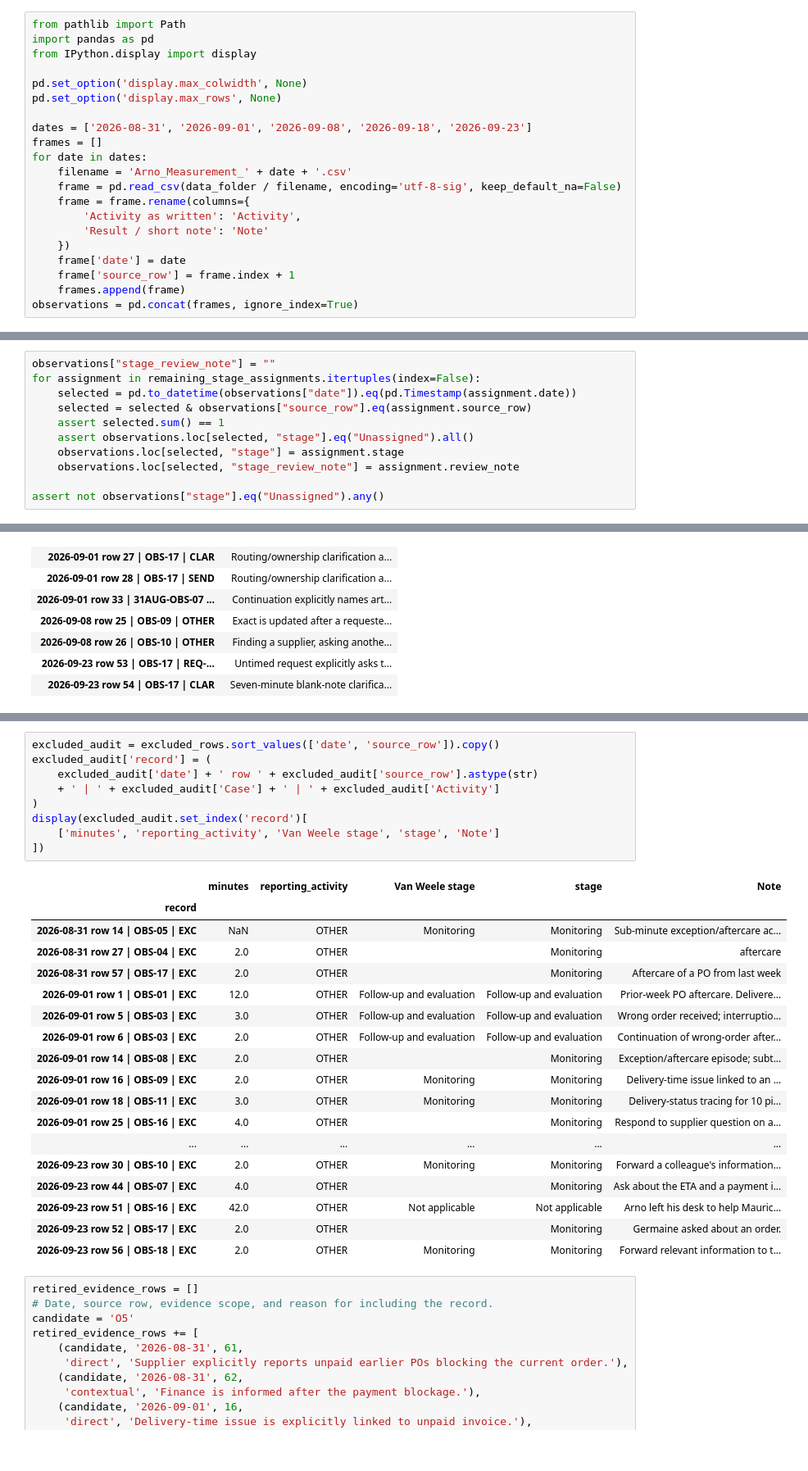
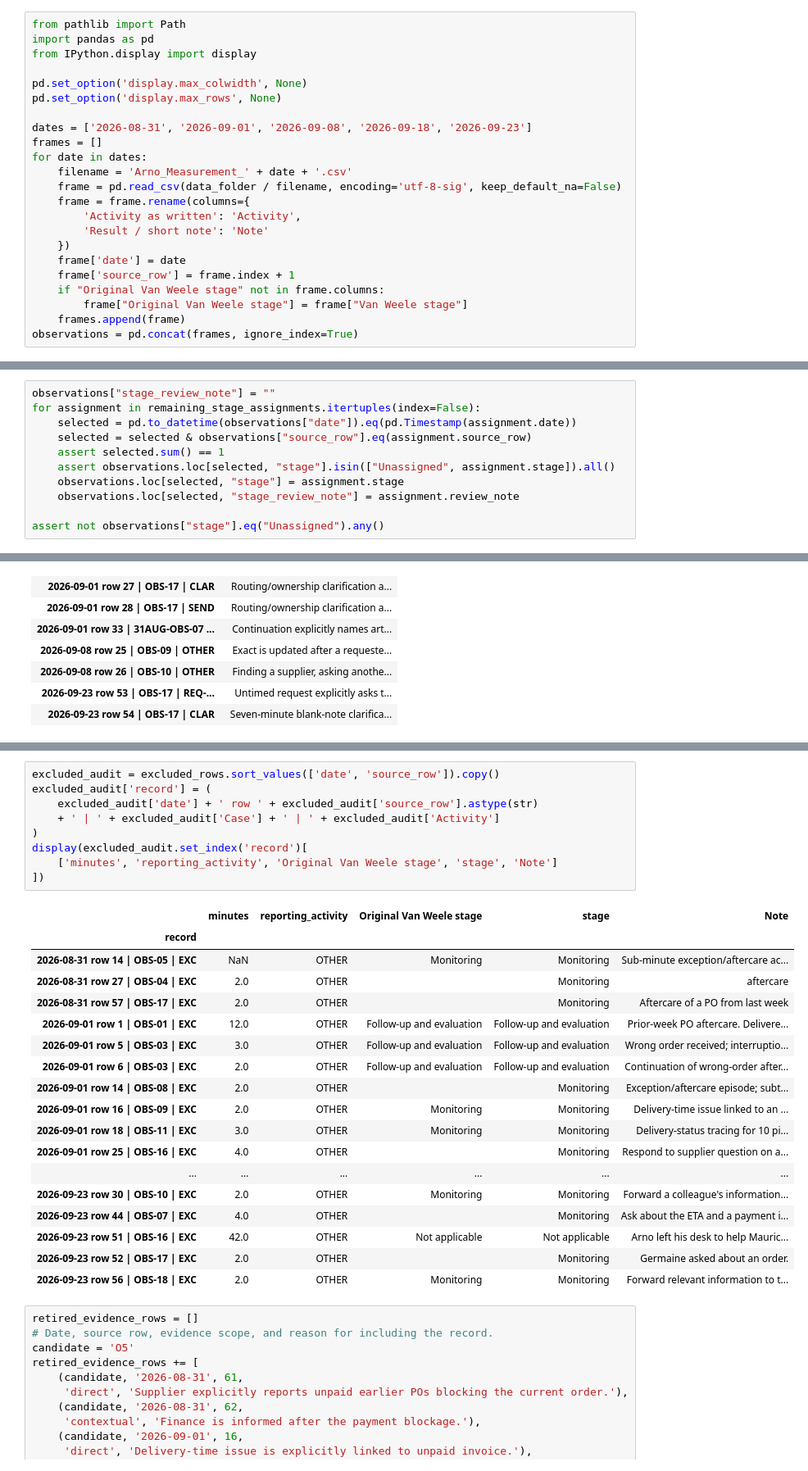
Before and after one commit to Luuuuuig/Bachelor-End-Project, a Jupyter notebook: Focal_Case_Selection_2026-10-07.ipynb, the cells around one changed output, grey strips where cells are left out. Shown at 82% size. Cells and saved outputs as stored; diff of their text form.

```diff
--- a/Focal_Case_Selection_2026-10-07.ipynb
+++ b/Focal_Case_Selection_2026-10-07.ipynb
@@ -72,6 +72,8 @@ for date in dates:
     })
     frame['date'] = date
     frame['source_row'] = frame.index + 1
+    if "Original Van Weele stage" not in frame.columns:
+        frame["Original Van Weele stage"] = frame["Van Weele stage"]
     frames.append(frame)
 observations = pd.concat(frames, ignore_index=True)
 # %% [markdown]
@@ -204,7 +206,7 @@ for assignment in remaining_stage_assignments.itertuples(index=False):
     selected = pd.to_datetime(observations["date"]).eq(pd.Timestamp(assignment.date))
     selected = selected & observations["source_row"].eq(assignment.source_row)
     assert selected.sum() == 1
-    assert observations.loc[selected, "stage"].eq("Unassigned").all()
+    assert observations.loc[selected, "stage"].isin(["Unassigned", assignment.stage]).all()
     observations.loc[selected, "stage"] = assignment.stage
     observations.loc[selected, "stage_review_note"] = assignment.review_note
 
@@ -1112,14 +1114,14 @@ The following membership audit explains the eight minutes removed from O1 and th
 # %%
 excluded_audit = excluded_rows.sort_values(['date', 'source_row']).copy()
 excluded_audit['record'] = (
     excluded_audit['date'] + ' row ' + excluded_audit['source_row'].astype(str)
     + ' | ' + excluded_audit['Case'] + ' | ' + excluded_audit['Activity']
 )
 display(excluded_audit.set_index('record')[
-    ['minutes', 'reporting_activity', 'Van Weele stage', 'stage', 'Note']
+    ['minutes', 'reporting_activity', 'Original Van Weele stage', 'stage', 'Note']
 ])
 # %% [output]
-|  | minutes | reporting_activity | Van Weele stage | stage | Note |
+|  | minutes | reporting_activity | Original Van Weele stage | stage | Note |
 | record |  |  |  |  |  |
 | 2026-08-31 row 14 | OBS-05 | EXC | NaN | OTHER | Monitoring | Monitoring | Sub-minute exception/aftercare ac... |
 | 2026-08-31 row 27 | OBS-04 | EXC | 2.0 | OTHER |  | Monitoring | aftercare |
```
Also changed, not shown: parts of 10 cells of this notebook, 7 other files.
